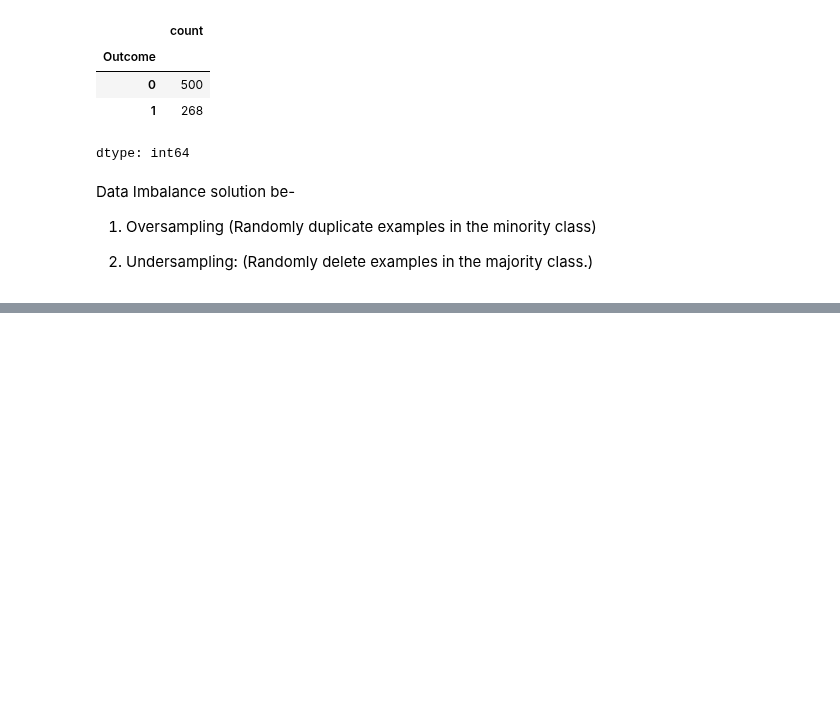
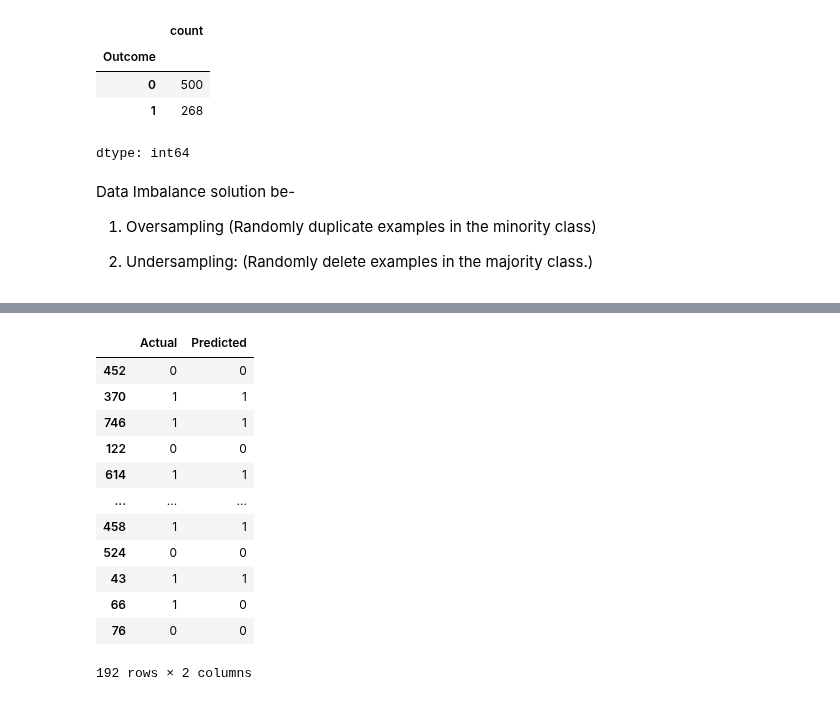
Before and after one commit to Rishabh9559/Data_science, a Jupyter notebook: Phase 2: Machine Learning for Data Science/Logistic Implement/logistic_Regression_Implement.ipynb, the cells around one changed output, grey strips where cells are left out. Drawn from its saved outputs; the diff is of its cells as text; code cells hidden in the pictures; blank space fills up the shorter version.

```diff
--- a/Phase 2: Machine Learning for Data Science/Logistic Implement/logistic_Regression_Implement.ipynb
+++ b/Phase 2: Machine Learning for Data Science/Logistic Implement/logistic_Regression_Implement.ipynb
@@ -168,0 +176,6 @@ Data Imbalance solution be-
+# %%
+from imblearn.over_sampling import RandomOverSampler
+from imblearn.under_sampling import RandomUnderSampler
+
+model_over_sampling = RandomOverSampler(random_state=4)
+X_train_over, Y_train_over = model_over_sampling.fit_resample(X_train, Y_train)
@@ -168,0 +192,5 @@ Data Imbalance solution be-
+# %%
+from sklearn.linear_model import LogisticRegression
+model=LogisticRegression()
+
+model.fit(X_train_over,Y_train_over)
@@ -168,0 +208,3 @@ Data Imbalance solution be-
+# %%
+y_pred=model.predict(X_test)
+y_pred
@@ -168,0 +221,17 @@ Data Imbalance solution be-
+# %%
+result_compare=pd.DataFrame({'Actual':Y_test, 'Predicted':y_pred})
+result_compare
+# %% [output]
+|  | Actual | Predicted |
+| 452 | 0 | 0 |
+| 370 | 1 | 1 |
+| 746 | 1 | 1 |
+| 122 | 0 | 0 |
+| 614 | 1 | 1 |
+| ... | ... | ... |
+| 458 | 1 | 1 |
+| 524 | 0 | 0 |
+| 43 | 1 | 1 |
+| 66 | 1 | 0 |
+| 76 | 0 | 0 |
+192 rows × 2 columns
```
Also changed, not shown: parts of 16 cells of this notebook.
